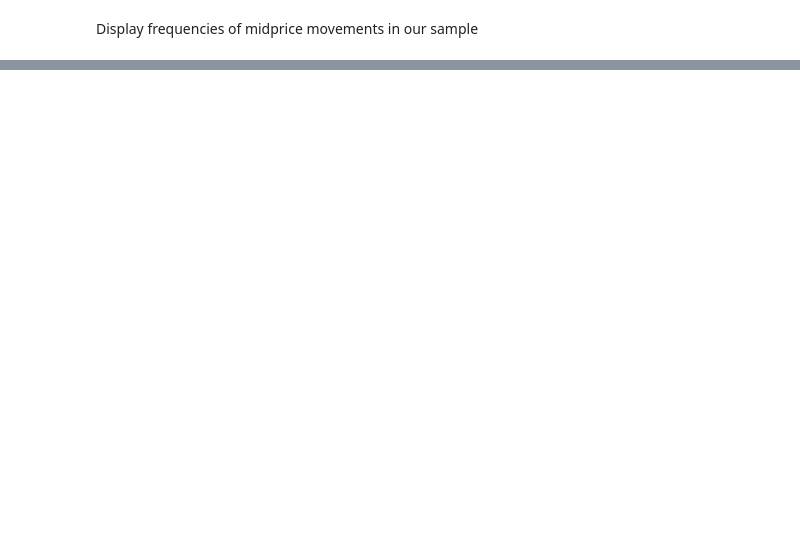
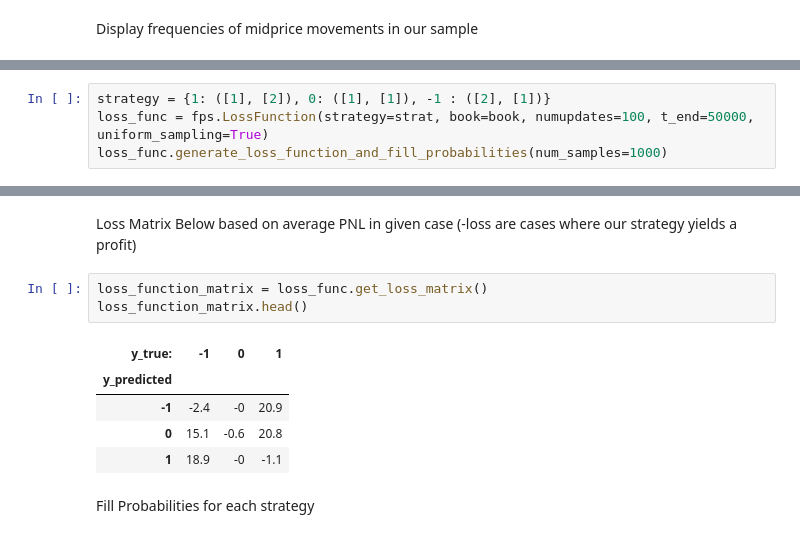
Before and after one commit to Jeremy-Coste/DL-Project-Team-E, a Jupyter notebook: OrderBook_simulator_and_fill_probability_estimator/OrderBookDemo.ipynb, the cells around one changed output, grey strips where cells are left out. Saved outputs shown, nothing was run; the diff lists cells and outputs as text; blank space fills up the shorter version.

```diff
--- a/OrderBook_simulator_and_fill_probability_estimator/OrderBookDemo.ipynb
+++ b/OrderBook_simulator_and_fill_probability_estimator/OrderBookDemo.ipynb
@@ -181,0 +193,4 @@ print(probability_simulator.get_quantities())
+# %%
+strategy = {1: ([1], [2]), 0: ([1], [1]), -1 : ([2], [1])}
+loss_func = fps.LossFunction(strategy=strat, book=book, numupdates=100, t_end=50000, uniform_sampling=True)
+loss_func.generate_loss_function_and_fill_probabilities(num_samples=1000)
@@ -181,0 +207,13 @@ print(probability_simulator.get_quantities())
+# %% [markdown]
+Loss Matrix Below based on average PNL in given case (-loss are cases where our strategy yields a profit)
+# %%
+loss_function_matrix = loss_func.get_loss_matrix()
+loss_function_matrix.head()
+# %% [output]
+| y_true: | -1 | 0 | 1 |
+| y_predicted |  |  |  |
+| -1 | -2.4 | -0 | 20.9 |
+| 0 | 15.1 | -0.6 | 20.8 |
+| 1 | 18.9 | -0 | -1.1 |
+# %% [markdown]
+Fill Probabilities for each strategy
```
Also changed, not shown: parts of 40 cells of this notebook, 5 other files.
